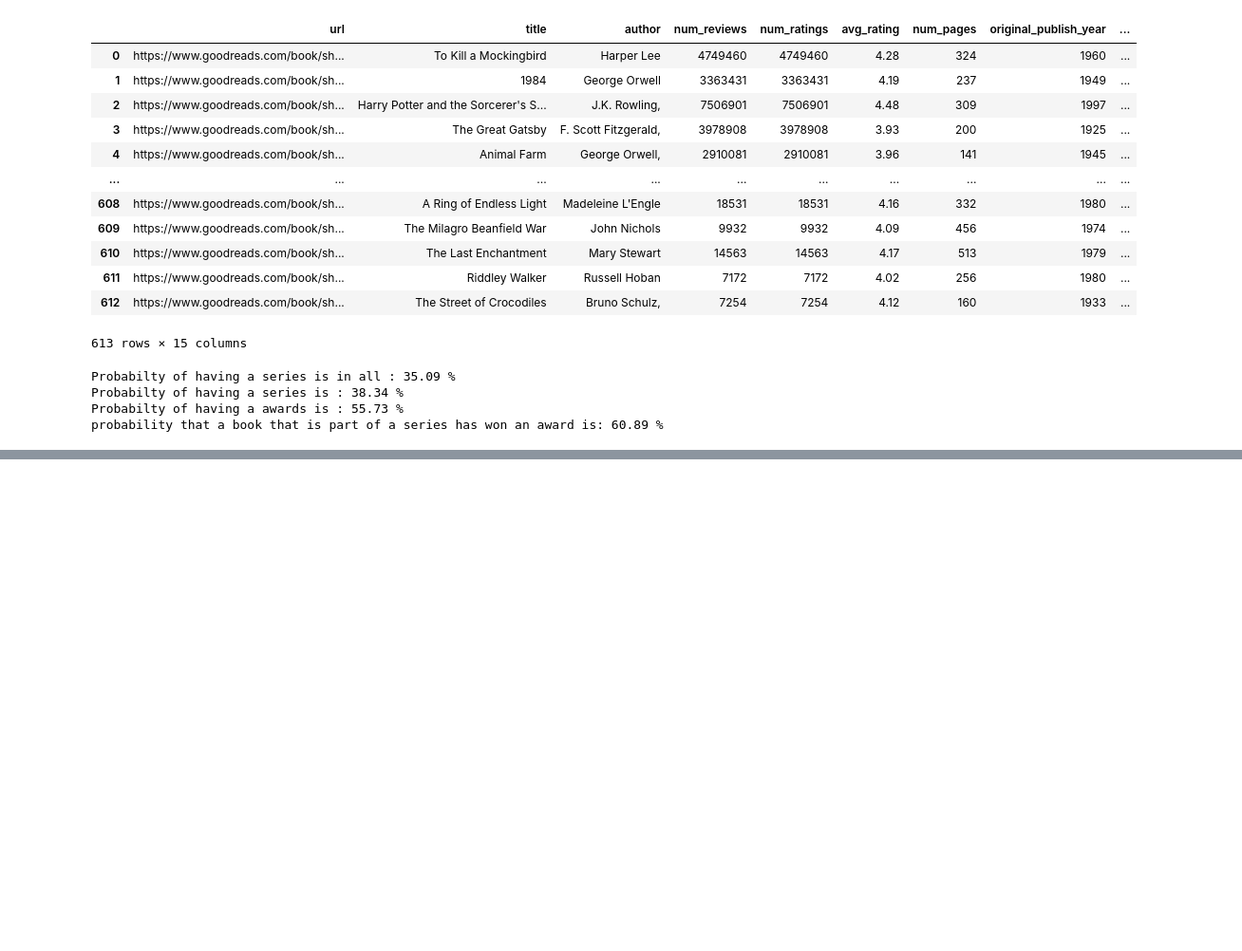
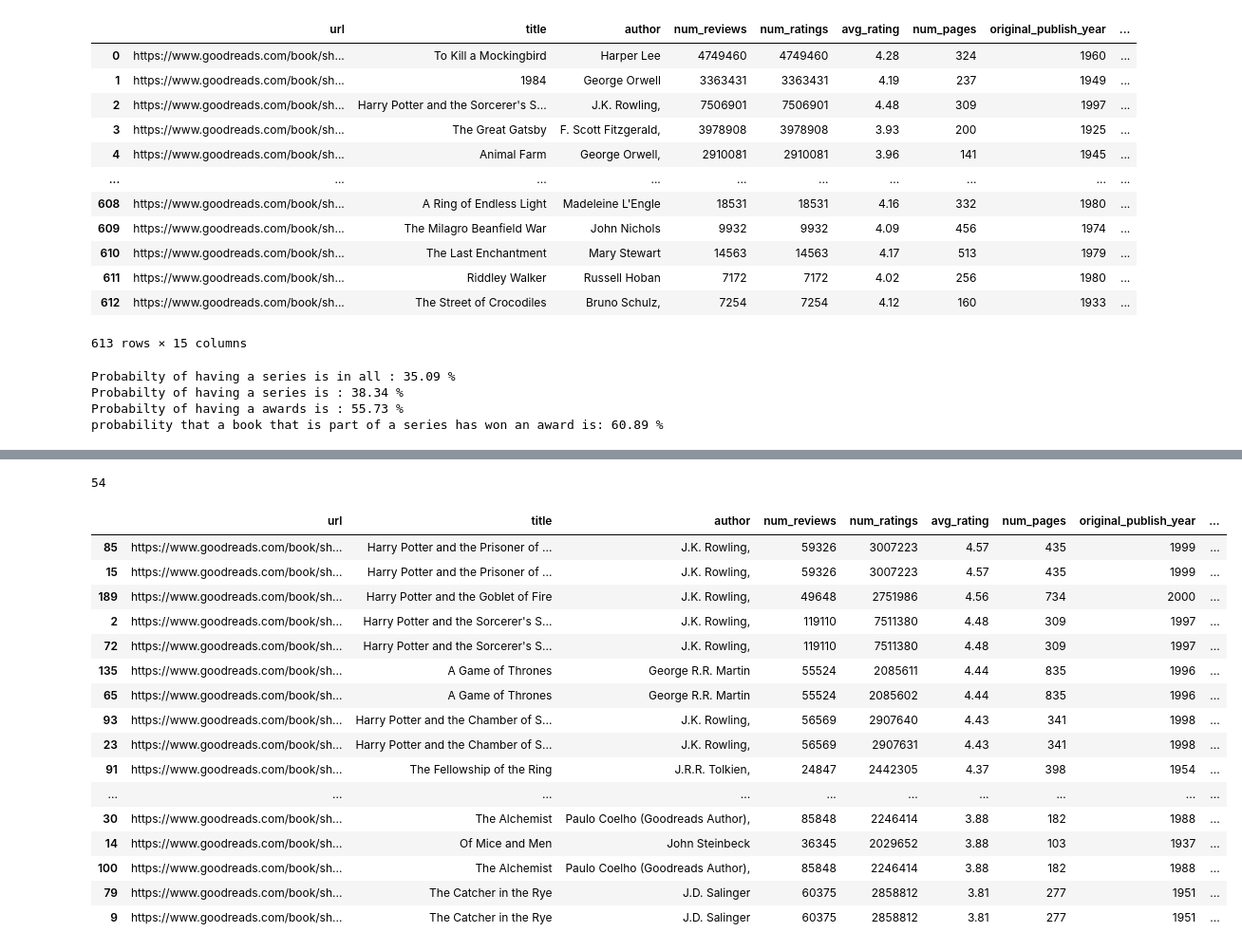
Before and after one commit to Deniz-shelby/goodreads_webscrap, a Jupyter notebook: analyse_data.ipynb, the cells around one changed output, grey strips where cells are left out. Shown at 95% size. Cells and saved outputs as stored; diff of their text form; code cells hidden in the pictures; blank space fills up the shorter version.

```diff
--- a/analyse_data.ipynb
+++ b/analyse_data.ipynb
@@ -587,0 +558,25 @@ TypeError: '>' not supported between instances of 'str' and 'int'
+# %%
+df_sorted_avg_rating = df_more_then_1mil.sort_values(by=['avg_rating'], ascending=False)
+print(len(df_sorted_avg_rating))
+# %% [output]
+54
+# %%
+df_sorted_avg_rating
+# %% [output]
+|  | url | title | author | num_reviews | num_ratings | avg_rating | num_pages | original_publish_year | ... |
+| 85 | https://www.goodreads.com/book/sh... | Harry Potter and the Prisoner of ... | J.K. Rowling, | 59326 | 3007223 | 4.57 | 435 | 1999 | ... |
+| 15 | https://www.goodreads.com/book/sh... | Harry Potter and the Prisoner of ... | J.K. Rowling, | 59326 | 3007223 | 4.57 | 435 | 1999 | ... |
+| 189 | https://www.goodreads.com/book/sh... | Harry Potter and the Goblet of Fire | J.K. Rowling, | 49648 | 2751986 | 4.56 | 734 | 2000 | ... |
+| 2 | https://www.goodreads.com/book/sh... | Harry Potter and the Sorcerer's S... | J.K. Rowling, | 119110 | 7511380 | 4.48 | 309 | 1997 | ... |
+| 72 | https://www.goodreads.com/book/sh... | Harry Potter and the Sorcerer's S... | J.K. Rowling, | 119110 | 7511380 | 4.48 | 309 | 1997 | ... |
+| 135 | https://www.goodreads.com/book/sh... | A Game of Thrones | George R.R. Martin | 55524 | 2085611 | 4.44 | 835 | 1996 | ... |
+| 65 | https://www.goodreads.com/book/sh... | A Game of Thrones | George R.R. Martin | 55524 | 2085602 | 4.44 | 835 | 1996 | ... |
+| 93 | https://www.goodreads.com/book/sh... | Harry Potter and the Chamber of S... | J.K. Rowling, | 56569 | 2907640 | 4.43 | 341 | 1998 | ... |
+| 23 | https://www.goodreads.com/book/sh... | Harry Potter and the Chamber of S... | J.K. Rowling, | 56569 | 2907631 | 4.43 | 341 | 1998 | ... |
+| 91 | https://www.goodreads.com/book/sh... | The Fellowship of the Ring | J.R.R. Tolkien, | 24847 | 2442305 | 4.37 | 398 | 1954 | ... |
+| ... | ... | ... | ... | ... | ... | ... | ... | ... | ... |
+| 30 | https://www.goodreads.com/book/sh... | The Alchemist | Paulo Coelho (Goodreads Author), | 85848 | 2246414 | 3.88 | 182 | 1988 | ... |
+| 14 | https://www.goodreads.com/book/sh... | Of Mice and Men | John Steinbeck | 36345 | 2029652 | 3.88 | 103 | 1937 | ... |
+| 100 | https://www.goodreads.com/book/sh... | The Alchemist | Paulo Coelho (Goodreads Author), | 85848 | 2246414 | 3.88 | 182 | 1988 | ... |
+| 79 | https://www.goodreads.com/book/sh... | The Catcher in the Rye | J.D. Salinger | 60375 | 2858812 | 3.81 | 277 | 1951 | ... |
+| 9 | https://www.goodreads.com/book/sh... | The Catcher in the Rye | J.D. Salinger | 60375 | 2858812 | 3.81 | 277 | 1951 | ... |
```
Also changed, not shown: parts of 29 cells of this notebook, 3 other files.
